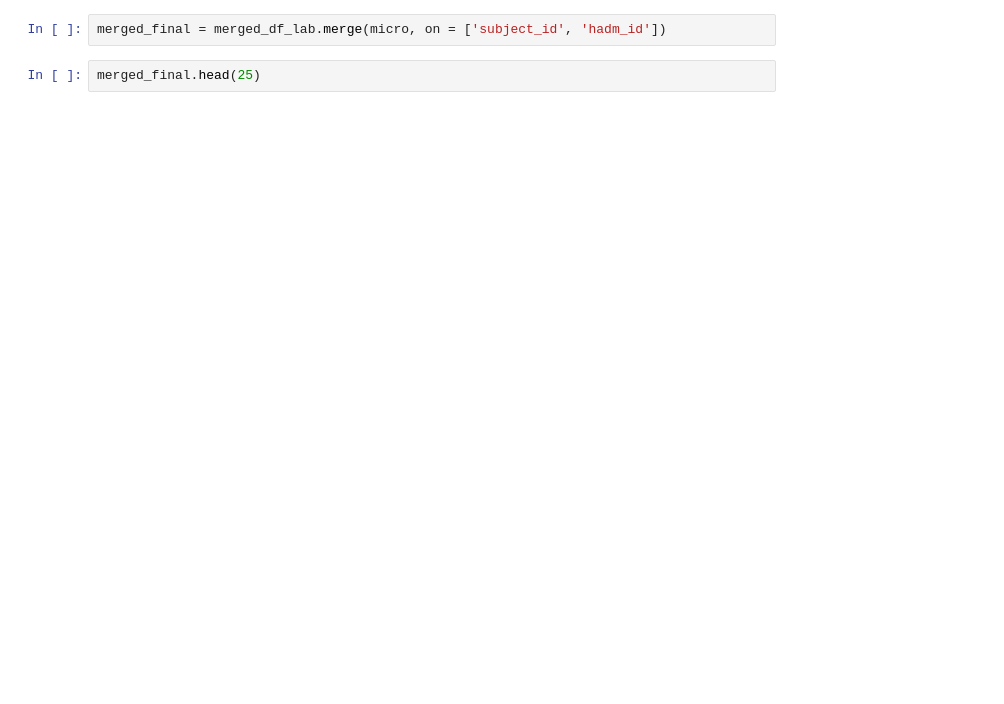
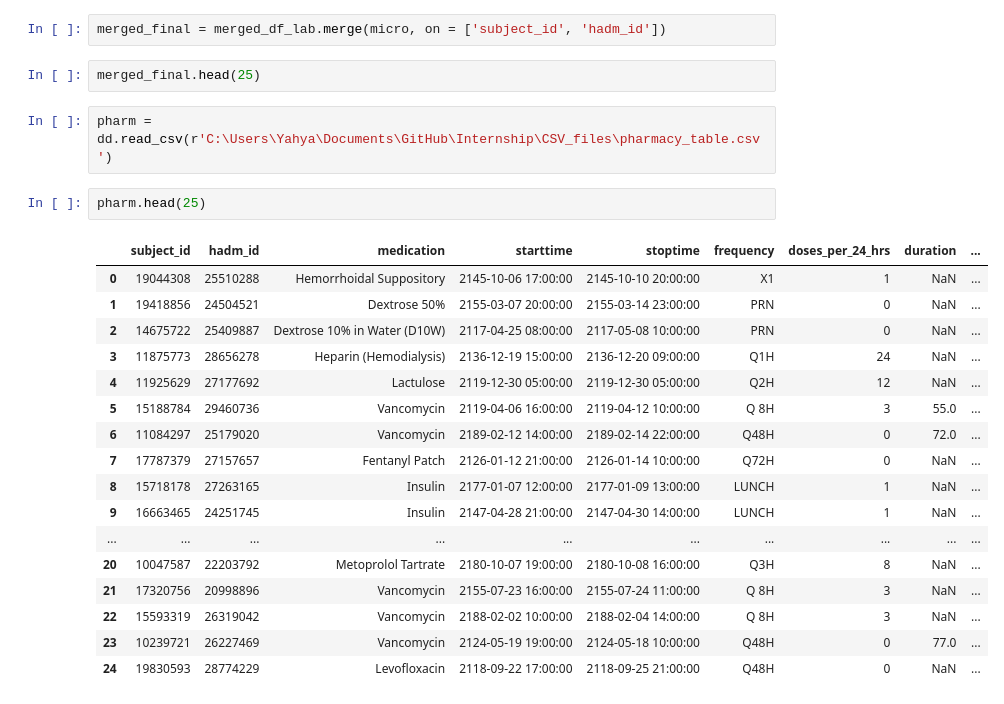
Before and after one commit to yloughribi/Internship, a Jupyter notebook: Python_script.ipynb, the cells around one changed output. Saved outputs shown, nothing was run; the diff lists cells and outputs as text; blank space fills up the shorter version.

```diff
--- a/Python_script.ipynb
+++ b/Python_script.ipynb
@@ -382,3 +382,25 @@ micro.head(25)
 merged_final = merged_df_lab.merge(micro, on = ['subject_id', 'hadm_id'])
 # %%
 merged_final.head(25)
+# %%
+pharm = dd.read_csv(r'C:\Users\Yahya\Documents\GitHub\Internship\CSV_files\pharmacy_table.csv')
+# %%
+pharm.head(25)
+# %% [output]
+|  | subject_id | hadm_id | medication | starttime | stoptime | frequency | doses_per_24_hrs | duration | ... |
+| 0 | 19044308 | 25510288 | Hemorrhoidal Suppository | 2145-10-06 17:00:00 | 2145-10-10 20:00:00 | X1 | 1 | NaN | ... |
+| 1 | 19418856 | 24504521 | Dextrose 50% | 2155-03-07 20:00:00 | 2155-03-14 23:00:00 | PRN | 0 | NaN | ... |
+| 2 | 14675722 | 25409887 | Dextrose 10% in Water (D10W) | 2117-04-25 08:00:00 | 2117-05-08 10:00:00 | PRN | 0 | NaN | ... |
+| 3 | 11875773 | 28656278 | Heparin (Hemodialysis) | 2136-12-19 15:00:00 | 2136-12-20 09:00:00 | Q1H | 24 | NaN | ... |
+| 4 | 11925629 | 27177692 | Lactulose | 2119-12-30 05:00:00 | 2119-12-30 05:00:00 | Q2H | 12 | NaN | ... |
+| 5 | 15188784 | 29460736 | Vancomycin | 2119-04-06 16:00:00 | 2119-04-12 10:00:00 | Q 8H | 3 | 55.0 | ... |
+| 6 | 11084297 | 25179020 | Vancomycin | 2189-02-12 14:00:00 | 2189-02-14 22:00:00 | Q48H | 0 | 72.0 | ... |
+| 7 | 17787379 | 27157657 | Fentanyl Patch | 2126-01-12 21:00:00 | 2126-01-14 10:00:00 | Q72H | 0 | NaN | ... |
+| 8 | 15718178 | 27263165 | Insulin | 2177-01-07 12:00:00 | 2177-01-09 13:00:00 | LUNCH | 1 | NaN | ... |
+| 9 | 16663465 | 24251745 | Insulin | 2147-04-28 21:00:00 | 2147-04-30 14:00:00 | LUNCH | 1 | NaN | ... |
+| ... | ... | ... | ... | ... | ... | ... | ... | ... | ... |
+| 20 | 10047587 | 22203792 | Metoprolol Tartrate | 2180-10-07 19:00:00 | 2180-10-08 16:00:00 | Q3H | 8 | NaN | ... |
+| 21 | 17320756 | 20998896 | Vancomycin | 2155-07-23 16:00:00 | 2155-07-24 11:00:00 | Q 8H | 3 | NaN | ... |
+| 22 | 15593319 | 26319042 | Vancomycin | 2188-02-02 10:00:00 | 2188-02-04 14:00:00 | Q 8H | 3 | NaN | ... |
+| 23 | 10239721 | 26227469 | Vancomycin | 2124-05-19 19:00:00 | 2124-05-18 10:00:00 | Q48H | 0 | 77.0 | ... |
+| 24 | 19830593 | 28774229 | Levofloxacin | 2118-09-22 17:00:00 | 2118-09-25 21:00:00 | Q48H | 0 | NaN | ... |
```
